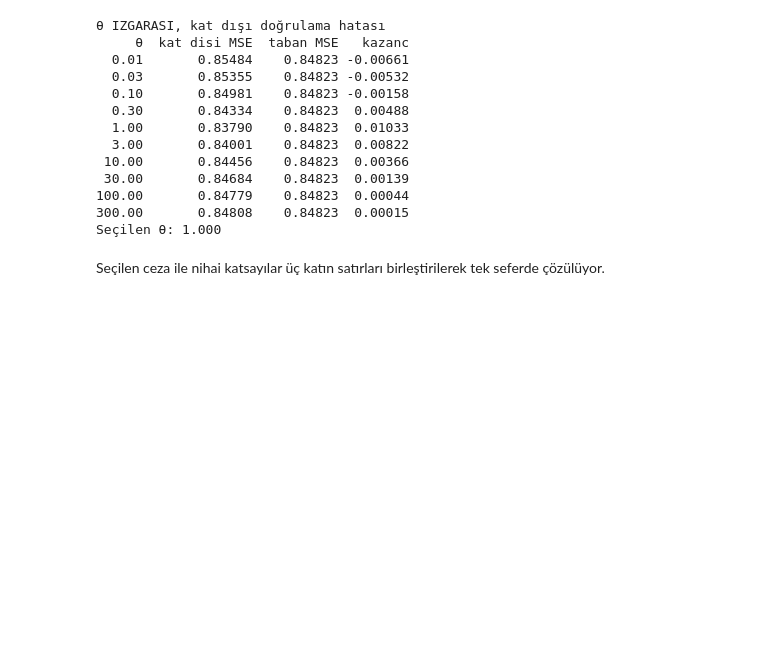
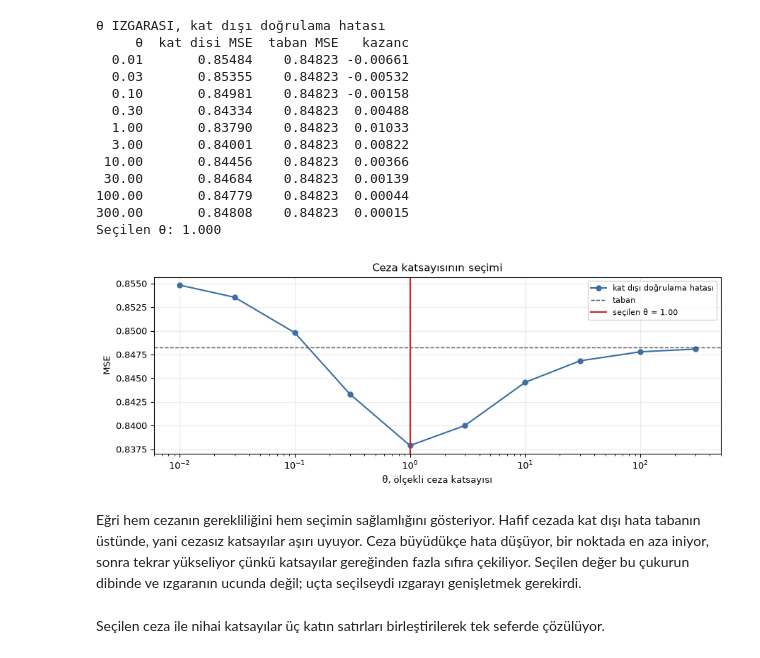
Before and after one commit to feritcanobuz/gridup-datathon-2026, a Jupyter notebook: notebooks/gridup_cozum.ipynb, the cells around one changed output. Cells and saved outputs as stored; diff of their text form; code cells hidden in the pictures; blank space fills up the shorter version.

```diff
--- a/notebooks/gridup_cozum.ipynb
+++ b/notebooks/gridup_cozum.ipynb
@@ -3163,6 +3191,26 @@ print("Seçilen θ: %.3f" % THETA)
 100.00       0.84779    0.84823  0.00044
 300.00       0.84808    0.84823  0.00015
 Seçilen θ: 1.000
+# %%
+fig, ax = plt.subplots(figsize=(9.0, 3.4))
+ax.semilogx(IZGARA["θ"], IZGARA["kat disi MSE"], marker="o", ms=5,
+            color="#3a6ea5", label="kat dışı doğrulama hatası")
+ax.axhline(float(IZGARA["taban MSE"].iloc[0]), color="#4a4a4a", ls="--", lw=1,
+           label="taban")
+ax.axvline(THETA, color="#c62828", lw=1.6, label="seçilen θ = %.2f" % THETA)
+ax.set_xlabel("θ, ölçekli ceza katsayısı"); ax.set_ylabel("MSE")
+ax.legend(fontsize=8)
+ax.set_title("Ceza katsayısının seçimi")
+plt.tight_layout(); plt.show()
+# %% [output]
+[figure, added]
+# %% [markdown]
+Eğri hem cezanın gerekliliğini hem seçimin sağlamlığını
+gösteriyor. Hafif cezada kat dışı hata tabanın üstünde, yani cezasız
+katsayılar aşırı uyuyor. Ceza büyüdükçe hata düşüyor, bir noktada en
+aza iniyor, sonra tekrar yükseliyor çünkü katsayılar gereğinden fazla
+sıfıra çekiliyor. Seçilen değer bu çukurun dibinde ve ızgaranın
+ucunda değil; uçta seçilseydi ızgarayı genişletmek gerekirdi.
 # %% [markdown]
 Seçilen ceza ile nihai katsayılar üç katın satırları
 birleştirilerek tek seferde çözülüyor.
```
Also changed, not shown: parts of 57 cells of this notebook.
